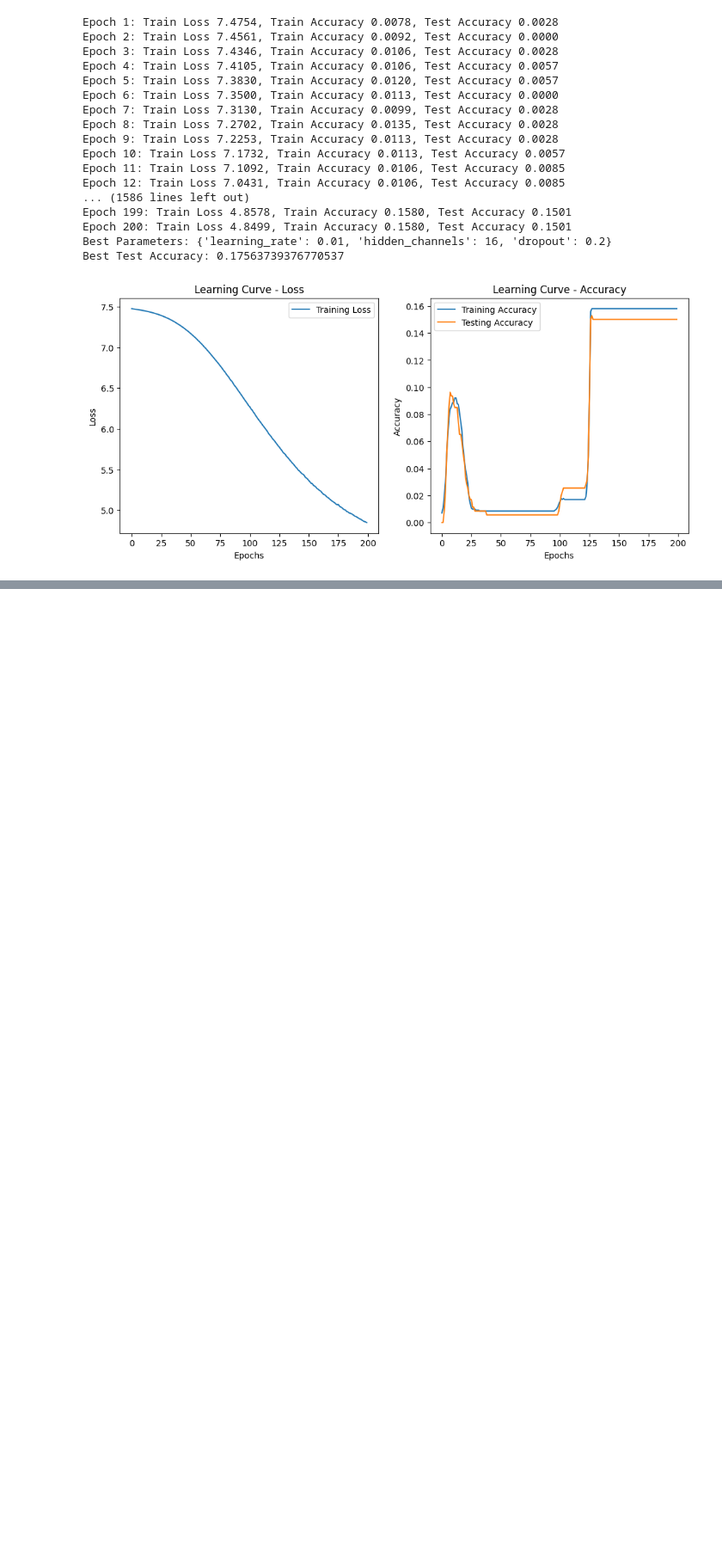
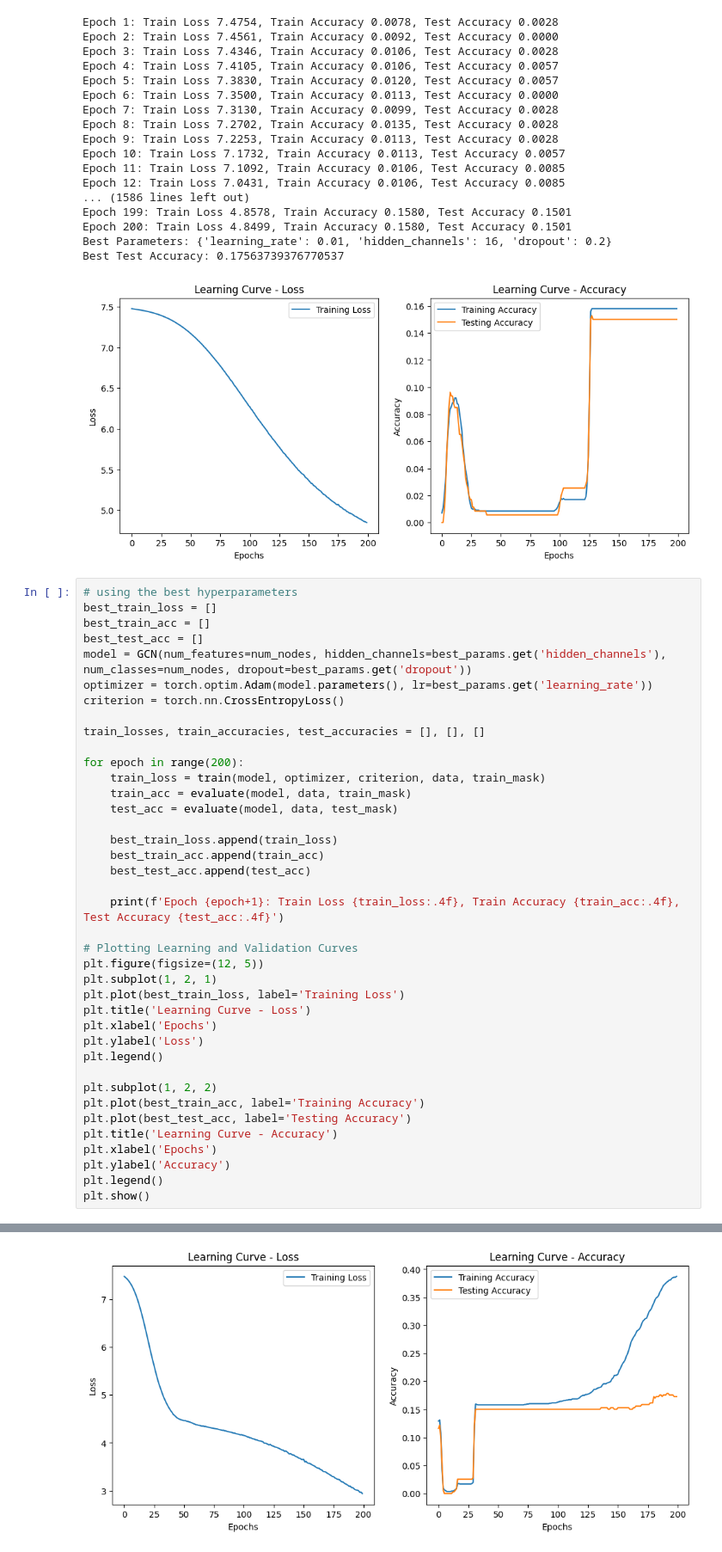
Before and after one commit to SySyAli/ais_port_prediction, a Jupyter notebook: notebooks/graph_neural_network.ipynb, the cells around one changed output, grey strips where cells are left out. Shown at 86% size. Saved outputs shown, nothing was run; the diff lists cells and outputs as text; blank space fills up the shorter version.

```diff
--- a/notebooks/graph_neural_network.ipynb
+++ b/notebooks/graph_neural_network.ipynb
@@ -276,3 +276,43 @@ Epoch 200: Train Loss 4.8499, Train Accuracy 0.1580, Test Accuracy 0.1501
 Best Parameters: {'learning_rate': 0.01, 'hidden_channels': 16, 'dropout': 0.2}
 Best Test Accuracy: 0.17563739376770537
 [figure]
+# %%
+# using the best hyperparameters
+best_train_loss = []
+best_train_acc = []
+best_test_acc = []
+model = GCN(num_features=num_nodes, hidden_channels=best_params.get('hidden_channels'), num_classes=num_nodes, dropout=best_params.get('dropout'))
+optimizer = torch.optim.Adam(model.parameters(), lr=best_params.get('learning_rate'))
+criterion = torch.nn.CrossEntropyLoss()
+
+train_losses, train_accuracies, test_accuracies = [], [], []
+
+for epoch in range(200):
+    train_loss = train(model, optimizer, criterion, data, train_mask)
+    train_acc = evaluate(model, data, train_mask)
+    test_acc = evaluate(model, data, test_mask)
+
+    best_train_loss.append(train_loss)
+    best_train_acc.append(train_acc)
+    best_test_acc.append(test_acc)
+
+    print(f'Epoch {epoch+1}: Train Loss {train_loss:.4f}, Train Accuracy {train_acc:.4f}, Test Accuracy {test_acc:.4f}')
+
+# Plotting Learning and Validation Curves
+plt.figure(figsize=(12, 5))
+plt.subplot(1, 2, 1)
+plt.plot(best_train_loss, label='Training Loss')
+plt.title('Learning Curve - Loss')
+plt.xlabel('Epochs')
+plt.ylabel('Loss')
+plt.legend()
+
+plt.subplot(1, 2, 2)
+plt.plot(best_train_acc, label='Training Accuracy')
+plt.plot(best_test_acc, label='Testing Accuracy')
+plt.title('Learning Curve - Accuracy')
+plt.xlabel('Epochs')
+plt.ylabel('Accuracy')
+plt.legend()
+plt.show()
+# %% [output]
@@ -278,0 +336 @@ Best Test Accuracy: 0.17563739376770537
+[figure, added]
```
Also changed, not shown: parts of 2 cells of this notebook.
